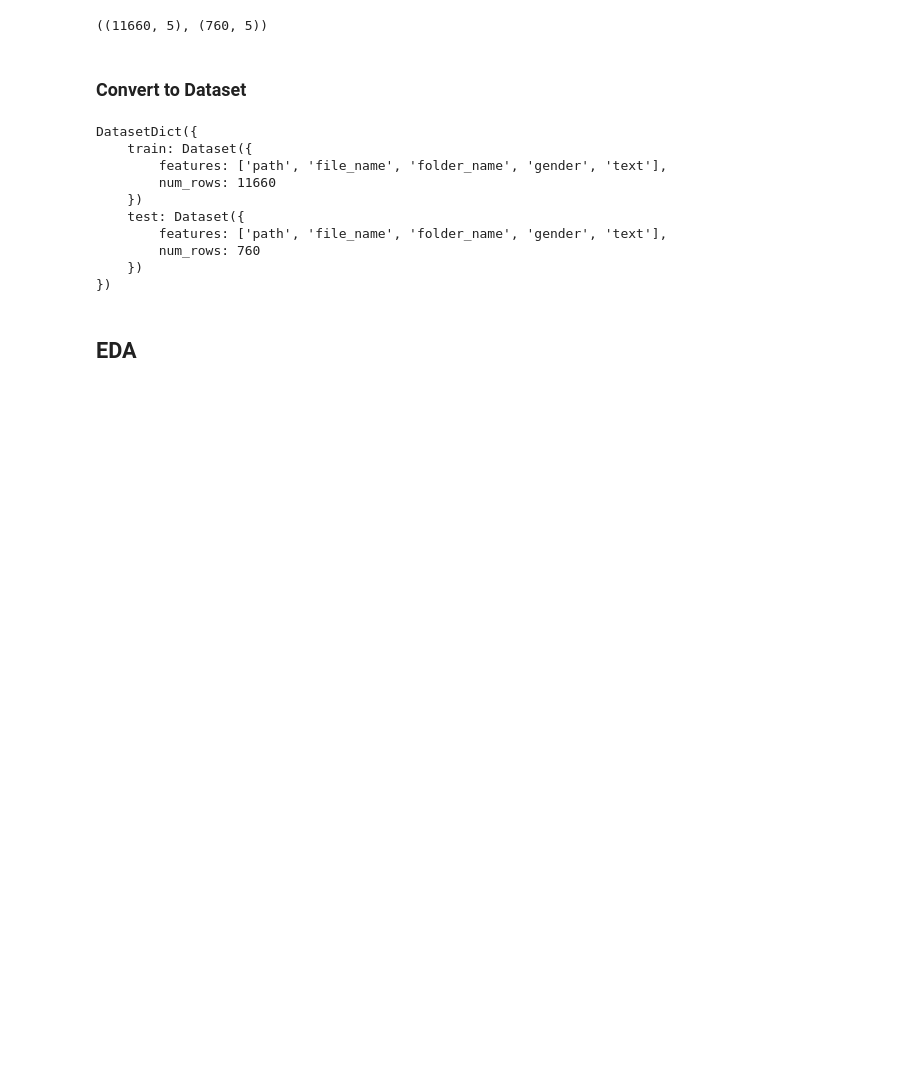
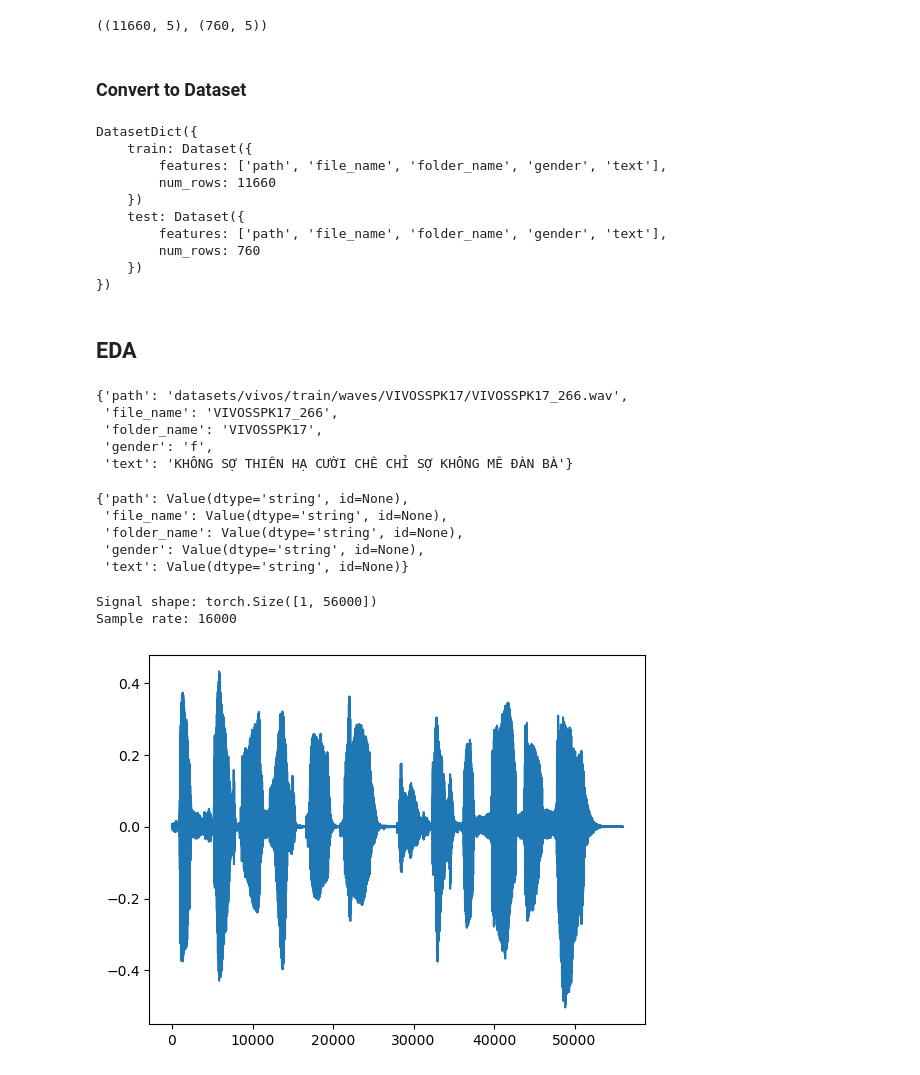
Before and after one commit to aidino/Machine-Learning-Collection, a Jupyter notebook: ML/huggingface/audio/vietnamese-asr-example.ipynb, the cells around one changed output. Saved outputs shown, nothing was run; the diff lists cells and outputs as text; code cells hidden in the pictures; blank space fills up the shorter version.

Commit message:
add torchaudio course

```diff
--- a/ML/huggingface/audio/vietnamese-asr-example.ipynb
+++ b/ML/huggingface/audio/vietnamese-asr-example.ipynb
@@ -83,3 +83,38 @@ DatasetDict({
 })
 # %% [markdown]
 ## EDA
+# %%
+sample = ds["train"][10]
+sample
+# %% [output]
+{'path': 'datasets/vivos/train/waves/VIVOSSPK17/VIVOSSPK17_266.wav',
+ 'file_name': 'VIVOSSPK17_266',
+ 'folder_name': 'VIVOSSPK17',
+ 'gender': 'f',
+ 'text': 'KHÔNG SỢ THIÊN HẠ CƯỜI CHÊ CHỈ SỢ KHÔNG MÊ ĐÀN BÀ'}
+# %%
+ds["train"].features
+# %% [output]
+{'path': Value(dtype='string', id=None),
+ 'file_name': Value(dtype='string', id=None),
+ 'folder_name': Value(dtype='string', id=None),
+ 'gender': Value(dtype='string', id=None),
+ 'text': Value(dtype='string', id=None)}
+# %%
+import torchaudio
+from IPython.display import Audio
+
+sig, sr = torchaudio.load(sample["path"])
+print("Signal shape:", sig.shape)
+print("Sample rate:", sr)
+# %% [output]
+Signal shape: torch.Size([1, 56000])
+Sample rate: 16000
+# %%
+# Visualize the audio signal
+import matplotlib.pyplot as plt
+plt.figure()
+plt.plot(sig[0,:])
+plt.show()
+# %% [output]
+[figure, added]
```
Also changed, not shown: parts of 4 cells of this notebook, 8 other files.
